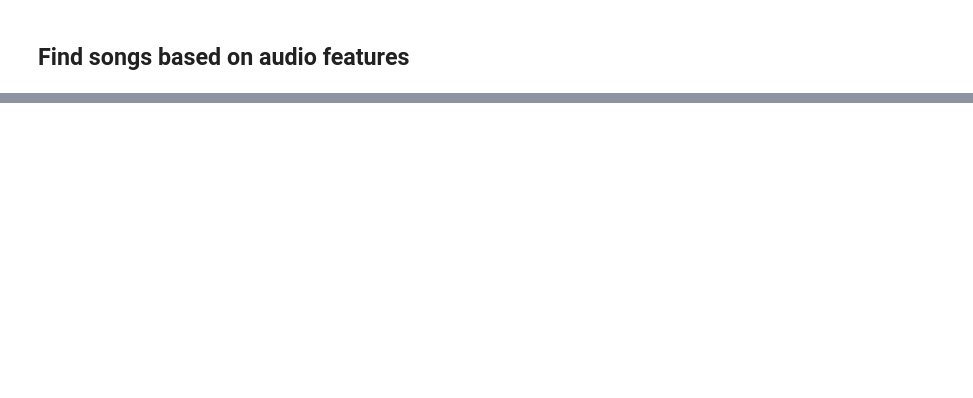
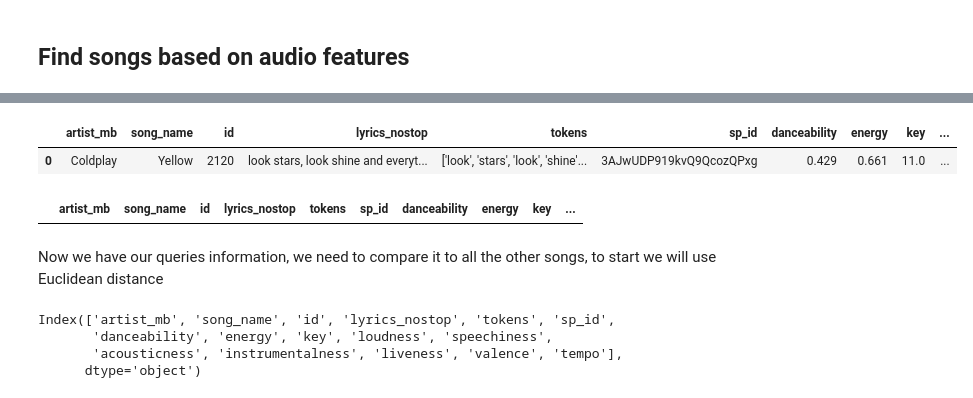
Before and after one commit to uodonnell/SpotifyPlaylist, a Jupyter notebook: notebook.ipynb, the cells around one changed output, grey strips where cells are left out. Cells and saved outputs as stored; diff of their text form; code cells hidden in the pictures; blank space fills up the shorter version.

```diff
--- a/notebook.ipynb
+++ b/notebook.ipynb
@@ -177,7 +178,7 @@ My idea is to incorporate some data from spotify, as they have some nice metrics
 cid = '1d668be1930e487eaacd284df4fa7601'
 secret = '08ac712c04ba4bffaeb232efe98a7a54'
 
-sp = initialize_spotify(cid,secret)
+sp = initialize_client(cid,secret)
 # %%
 # test functionality
 song = search_for_song(sp, "Pharrell Williams", "Happy")
@@ -367,0 +380,2 @@ NameError: name 'spa' is not defined
+# %%
+track_info["song_name"] = track_info["song_name"].apply(lambda x: x.strip())
@@ -367,0 +384,24 @@ NameError: name 'spa' is not defined
+# %%
+def get_query_song_info(daf, artist, song):
+    artist_songs = daf[daf["artist_mb"] == artist]
+    song_info = daf[daf['song_name'] == song]
+    return pd.merge(artist_songs, song_info)
+# %%
+artist = "Coldplay"
+song = "Yellow"
+
+good_song = get_query_song_info(track_info, artist, song)
+good_song
+# %% [output]
+|  | artist_mb | song_name | id | lyrics_nostop | tokens | sp_id | danceability | energy | key | ... |
+| 0 | Coldplay | Yellow | 2120 | look stars, look shine and everyt... | ['look', 'stars', 'look', 'shine'... | 3AJwUDP919kvQ9QcozQPxg | 0.429 | 0.661 | 11.0 | ... |
+# %%
+artist = "CNJEFWK"
+song = "fjke"
+
+bad_song = get_query_song_info(track_info, artist, song)
+bad_song
+# %% [output]
+|  | artist_mb | song_name | id | lyrics_nostop | tokens | sp_id | danceability | energy | key | ... |
+# %% [markdown]
+Now we have our queries information, we need to compare it to all the other songs, to start we will use Euclidean distance
@@ -367,0 +411,7 @@ NameError: name 'spa' is not defined
+# %%
+track_info.columns
+# %% [output]
+Index(['artist_mb', 'song_name', 'id', 'lyrics_nostop', 'tokens', 'sp_id',
+       'danceability', 'energy', 'key', 'loudness', 'speechiness',
+       'acousticness', 'instrumentalness', 'liveness', 'valence', 'tempo'],
+      dtype='object')
```
Also changed, not shown: parts of 28 cells of this notebook, 15 other files.
